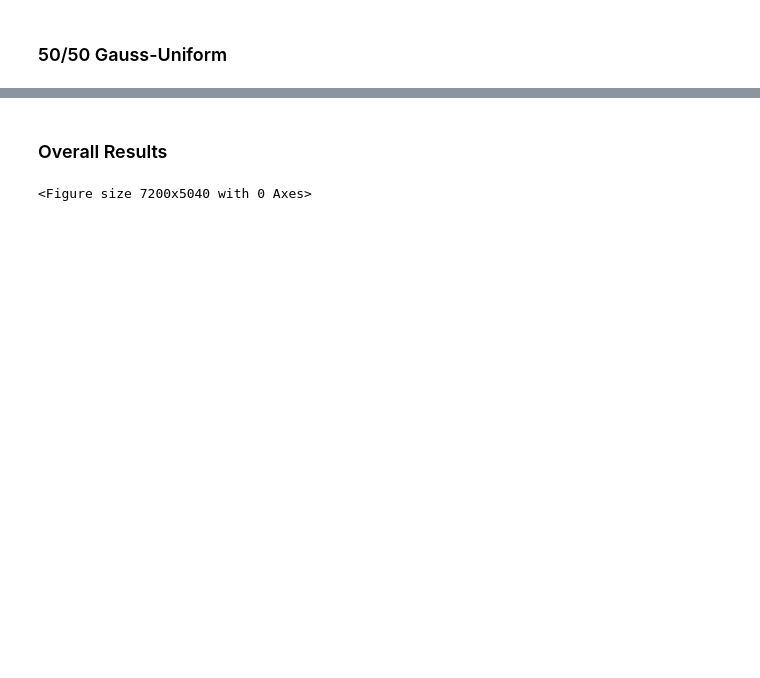
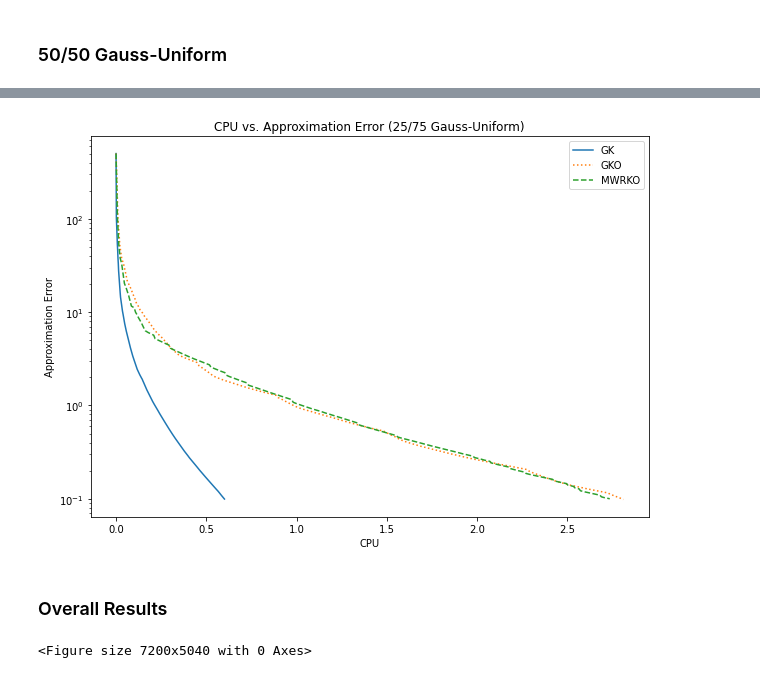
Before and after one commit to emicervantes/gko-23, a Jupyter notebook: scripts/synthetic-exp/synthetic-exp1.ipynb, the cells around one changed output, grey strips where cells are left out. Drawn from its saved outputs; the diff is of its cells as text; code cells hidden in the pictures; blank space fills up the shorter version.

```diff
--- a/scripts/synthetic-exp/synthetic-exp1.ipynb
+++ b/scripts/synthetic-exp/synthetic-exp1.ipynb
@@ -193,0 +273,5 @@ plt.savefig('../../outputs/synthetic-exp/5000x500/cpu/5000-comb-cpu.png')
+# %%
+# cpu data
+gk_cpu_comb3 = gk_stop_cyclic_comb3 - gk_start_cyclic_comb3
+gko_cpu_comb3 = gko_stop_cyclic_comb3 - gko_start_cyclic_comb3
+mwrko_cpu_comb3 = mwrko_stop_cyclic_comb3 - mwrko_start_cyclic_comb3
@@ -194,3 +292,17 @@ plt.savefig('../../outputs/synthetic-exp/5000x500/cpu/5000-comb-cpu.png')
+# %%
+plt.figure(figsize=(10,7))
+
+plt.semilogy(np.linspace(0,gk_cpu_comb3,gk_comb3[0]), gk_comb3[1], linestyle = 'solid', label = 'GK')
+plt.semilogy(np.linspace(0,gko_cpu_comb3,gko_comb3[0]), gko_comb3[1], linestyle = 'dotted', label = 'GKO')
+plt.semilogy(np.linspace(0,mwrko_cpu_comb3,mwrko_comb3[0]), mwrko_comb3[1], linestyle = 'dashed', label = 'MWRKO')
+
+plt.xlabel('CPU')
+plt.ylabel('Approximation Error')
+plt.title('CPU vs. Approximation Error (25/75 Gauss-Uniform)')
+plt.legend()
+plt.savefig('../../outputs/synthetic-exp/5000x500/cpu/5000-comb3-cpu.png')
+# %% [output]
+[figure, added]
 # %% [markdown]
 ### Overall Results
 # %%
```
Also changed, not shown: parts of 21 cells of this notebook, 19 other files.
